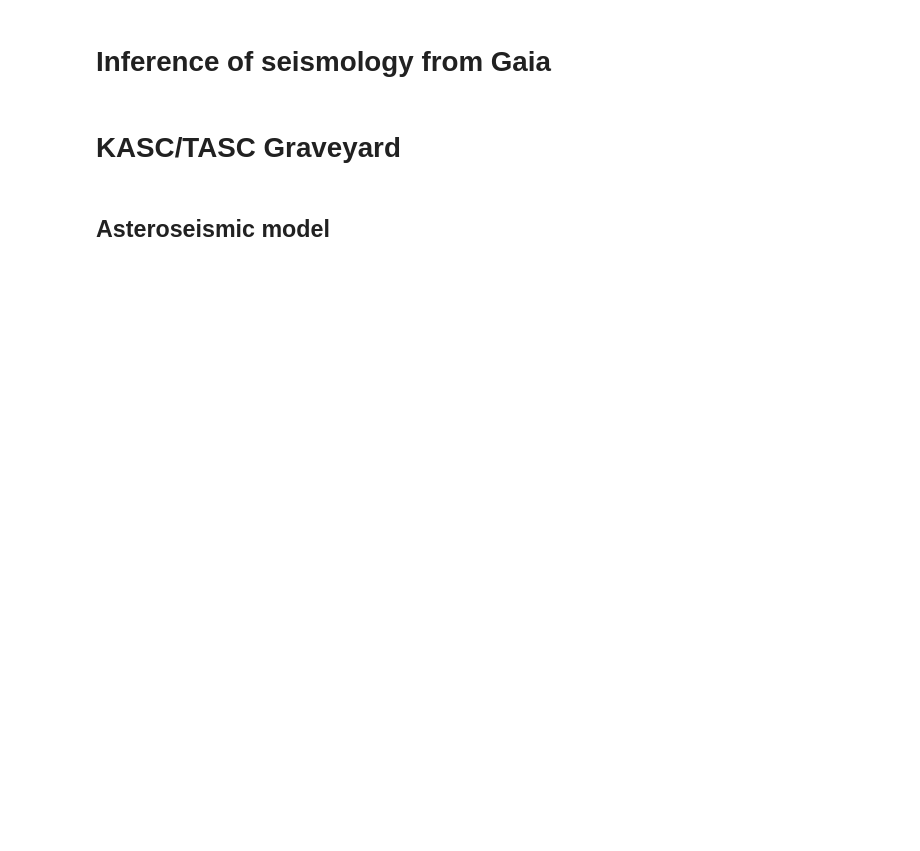
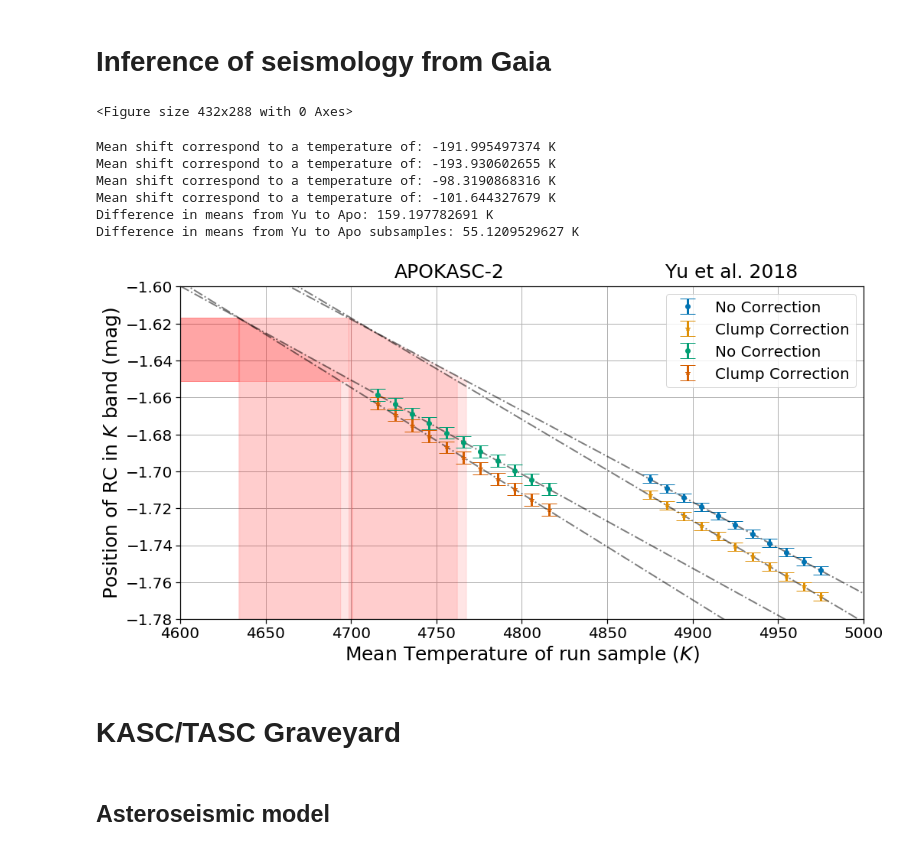
Before and after one commit to ojhall94/GAIA, a Jupyter notebook: Scripts/talk_plots.ipynb, the cells around one changed output. Drawn from its saved outputs; the diff is of its cells as text; code cells hidden in the pictures; blank space fills up the shorter version.

```diff
--- a/Scripts/talk_plots.ipynb
+++ b/Scripts/talk_plots.ipynb
@@ -359,3 +387,82 @@ ax.legend(loc='lower center', fontsize=20,ncol=len(indices)/2, bbox_to_anchor=(.
+# %%
+#Lets fit some lines
+fig = plt.figure()
+x0 = np.linspace(4600, 5000, 1000)
+p0 = np.zeros(4)
+p1 = np.zeros(4)
+for idx, frame in enumerate([yu_knoc, yu_krc, apo_knoc, apo_krc]):
+    if idx < 2:
+        medt = yumedt
+    else:
+        medt = apomedt
+    A = np.vander(medt, 2)
+    y = frame.mu.values
+    yerr = frame.mu_std.values
+    p = np.linalg.solve(np.dot(A.T, A/yerr[:, None]**2), np.dot(A.T, y/yerr**2))
+    p0[idx] = p[0]
+    p1[idx] = p[1]
+# %% [output]
+<Figure size 432x288 with 0 Axes>
+# %%
+fig, ax1 = plt.subplots(figsize=(16, 8))
+
+ax1.grid()
+ax1.set_axisbelow(True)
+
+(_, caps1,_) = ax1.errorbar(yumedt, yu_knoc.mu, yerr = yu_knoc.mu_std, fmt='o', elinewidth=3,
+                            capsize=10, label='No Correction')
+(_, caps2,_) = ax1.errorbar(yumedt, yu_krc.mu, yerr = yu_krc.mu_std, fmt='*',  elinewidth=3,
+                            capsize=10,label='Clump Correction')
+(_, caps3,_) = ax1.errorbar(apomedt, apo_knoc.mu, yerr = apo_knoc.mu_std, fmt='o', elinewidth=3,
+                            capsize=10, label='No Correction')
+(_, caps4,_) = ax1.errorbar(apomedt, apo_krc.mu, yerr = apo_krc.mu_std, fmt='*',  elinewidth=3,
+                            capsize=10,label='Clump Correction')
+
+mumax = -1.634 + 0.017
+mumin = -1.634 - 0.017
+idx = 0
+for pzero, pone in zip(p0, p1):
+    line = x0*pzero + pone
+    tmin = (mumax - pone)/pzero
+    tmax = (mumin - pone)/pzero
+    ax1.plot(x0, x0*pzero + pone,linestyle='-.', lw=2,c='k',alpha=.5)
+    xfill = np.linspace(x0.min(), tmin,100)
+    linefill = xfill*pzero + pone
+    ax1.fill_between(xfill, np.ones(len(xfill))*mumin, np.ones(len(xfill))*mumax, interpolate=True, alpha=.1, color='r')
+
+    xfill = np.linspace(tmin, tmax, 100)
+    linefill = xfill*pzero + pone
+    ax1.fill_between(xfill, np.ones(len(xfill))*-1.80, linefill, alpha=.1, interpolate=True, color='r')
+
+    if idx < 2:
+        print('Mean shift correspond to a temperature of: {} K'.format(np.mean(xfill)-np.mean(df.Teff)))
+    else:
+        print('Mean shift correspond to a temperature of: {} K'.format(np.mean(xfill)-np.mean(apo.Teff)))
+    idx += 1
+print('Difference in means from Yu to Apo: {} K'.format(np.mean(df.Teff - np.mean(apo.Teff))))
+print('Difference in means from Yu to Apo subsamples: {} K'.format(np.mean(apo.Yu_Teff - np.mean(apo.Teff))))
+
+
+ax1.set_ylabel(r'Position of RC in $K$ band (mag)', fontsize=25)
+fig.text(0.75, 0.9, r'Yu et al. 2018', ha='center', fontsize=25)
+fig.text(0.43, 0.9, r"APOKASC-2", ha='center', fontsize=25)
+
+ax1.set_xlabel(r'Mean Temperature of run sample ($K$)',fontsize=25)
+
+ax1.legend(loc='upper right', fontsize='20')
+ax1.set_xlim(x0.min(), x0.max())
+ax1.set_ylim(-1.78, -1.60)
+fig.tight_layout()
+plt.savefig(__imdir+'calibration.pdf')
+plt.show()
+# %% [output]
+Mean shift correspond to a temperature of: -191.995497374 K
+Mean shift correspond to a temperature of: -193.930602655 K
+Mean shift correspond to a temperature of: -98.3190868316 K
+Mean shift correspond to a temperature of: -101.644327679 K
+Difference in means from Yu to Apo: 159.197782691 K
+Difference in means from Yu to Apo subsamples: 55.1209529627 K
+[figure, added]
 # %% [markdown]
 # KASC/TASC Graveyard
 # %% [markdown]
```
Also changed, not shown: parts of 12 cells of this notebook, 3 other files.
